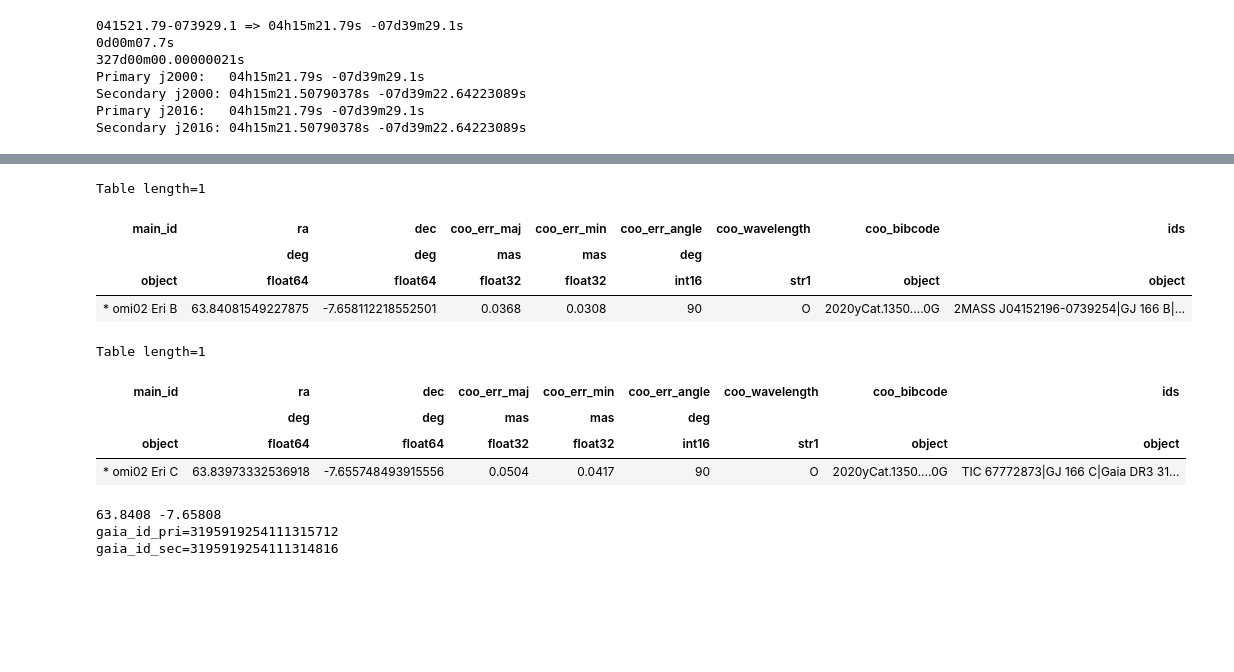
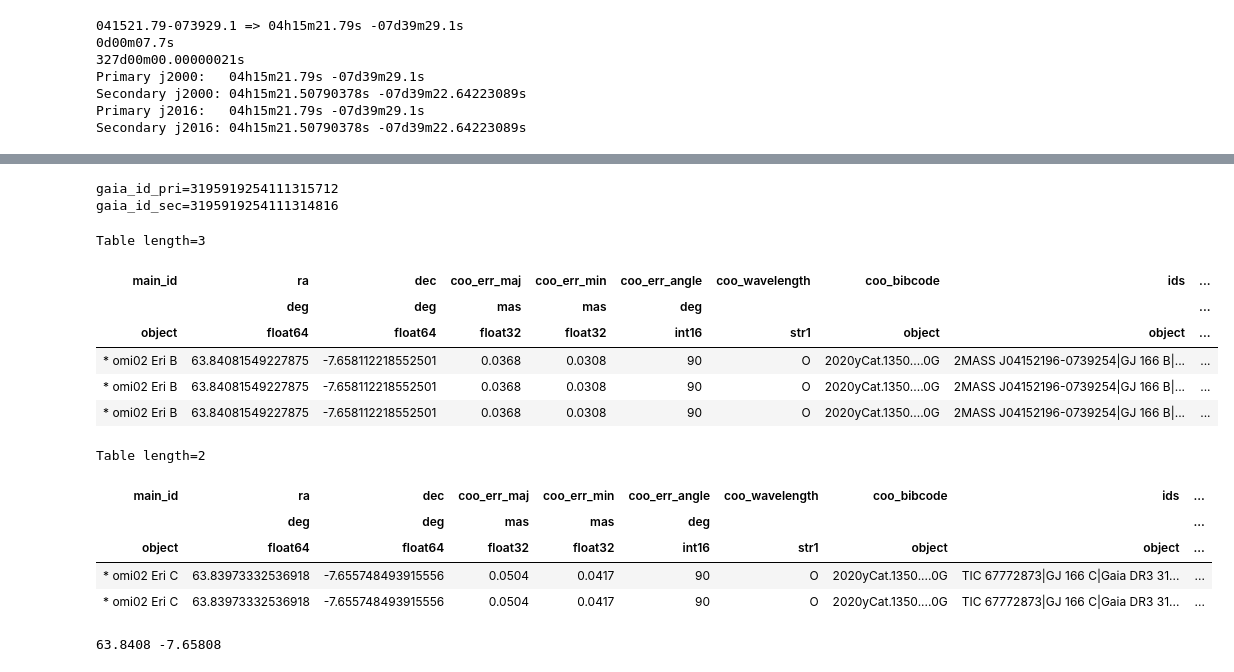
Before and after one commit to adamarthurryan/coursework, a Jupyter notebook: boyce-doublestars/wds-gaia-lookup.ipynb, the cells around one changed output, grey strips where cells are left out. Drawn from its saved outputs; the diff is of its cells as text; code cells hidden in the pictures; blank space fills up the shorter version.

```diff
--- a/boyce-doublestars/wds-gaia-lookup.ipynb
+++ b/boyce-doublestars/wds-gaia-lookup.ipynb
@@ -97,44 +98,48 @@ IndexError: index 0 is out of bounds for axis 0 with size 0
 # %%
 # do a Gaia cone search for the primary and secondary
 from astroquery.simbad import Simbad
 import re
 
 # extract the Gaia DR3 id from the Simbad ids string
 def get_gaia_dr3_id(ids):
     regex = 'GAIA DR3 (\\d+)'
     result = re.search(regex, ids, re.IGNORECASE)
 
     return result.group(1)
 
 
 search_radius = 3*u.arcsec
 
-Simbad.add_votable_fields('ids')
+Simbad.add_votable_fields('ids', 'velocity')#, 'typed_id')
 results_pri = Simbad.query_region(c_pri_j2000, radius=search_radius)
+#results_pri.sort('dist')
 results_sec = Simbad.query_region(c_sec_j2000, radius=search_radius)
 
 gaia_id_pri=get_gaia_dr3_id(results_pri['ids'][0])
 gaia_id_sec=get_gaia_dr3_id(results_sec['ids'][0])
 print(f"gaia_id_pri={gaia_id_pri}")
 print(f"gaia_id_sec={gaia_id_sec}")
 
 display(results_pri)
 display(results_sec)
 #results_t = Table()
 #results_t = vstack([results_t, results])
 
 print(c_pri_j2000.to_string())
 # %% [output]
-Table length=1
+gaia_id_pri=3195919254111315712
+gaia_id_sec=3195919254111314816
+Table length=3
-| main_id | ra | dec | coo_err_maj | coo_err_min | coo_err_angle | coo_wavelength | coo_bibcode | ids |
-|  | deg | deg | mas | mas | deg |  |  |  |
-| object | float64 | float64 | float32 | float32 | int16 | str1 | object | object |
-| * omi02 Eri B | 63.84081549227875 | -7.658112218552501 | 0.0368 | 0.0308 | 90 | O | 2020yCat.1350....0G | 2MASS J04152196-0739254|GJ 166 B|... |
+| main_id | ra | dec | coo_err_maj | coo_err_min | coo_err_angle | coo_wavelength | coo_bibcode | ids | ... |
+|  | deg | deg | mas | mas | deg |  |  |  | ... |
+| object | float64 | float64 | float32 | float32 | int16 | str1 | object | object | ... |
+| * omi02 Eri B | 63.84081549227875 | -7.658112218552501 | 0.0368 | 0.0308 | 90 | O | 2020yCat.1350....0G | 2MASS J04152196-0739254|GJ 166 B|... | ... |
+| * omi02 Eri B | 63.84081549227875 | -7.658112218552501 | 0.0368 | 0.0308 | 90 | O | 2020yCat.1350....0G | 2MASS J04152196-0739254|GJ 166 B|... | ... |
+| * omi02 Eri B | 63.84081549227875 | -7.658112218552501 | 0.0368 | 0.0308 | 90 | O | 2020yCat.1350....0G | 2MASS J04152196-0739254|GJ 166 B|... | ... |
-Table length=1
+Table length=2
-| main_id | ra | dec | coo_err_maj | coo_err_min | coo_err_angle | coo_wavelength | coo_bibcode | ids |
-|  | deg | deg | mas | mas | deg |  |  |  |
-| object | float64 | float64 | float32 | float32 | int16 | str1 | object | object |
-| * omi02 Eri C | 63.83973332536918 | -7.655748493915556 | 0.0504 | 0.0417 | 90 | O | 2020yCat.1350....0G | TIC 67772873|GJ 166 C|Gaia DR3 31... |
+| main_id | ra | dec | coo_err_maj | coo_err_min | coo_err_angle | coo_wavelength | coo_bibcode | ids | ... |
+|  | deg | deg | mas | mas | deg |  |  |  | ... |
+| object | float64 | float64 | float32 | float32 | int16 | str1 | object | object | ... |
+| * omi02 Eri C | 63.83973332536918 | -7.655748493915556 | 0.0504 | 0.0417 | 90 | O | 2020yCat.1350....0G | TIC 67772873|GJ 166 C|Gaia DR3 31... | ... |
+| * omi02 Eri C | 63.83973332536918 | -7.655748493915556 | 0.0504 | 0.0417 | 90 | O | 2020yCat.1350....0G | TIC 67772873|GJ 166 C|Gaia DR3 31... | ... |
-63.8408 -7.65808
-gaia_id_pri=3195919254111315712
-gaia_id_sec=3195919254111314816
+63.8408 -7.65808
```
Also changed, not shown: parts of 1 cell of this notebook, 6 other files.
